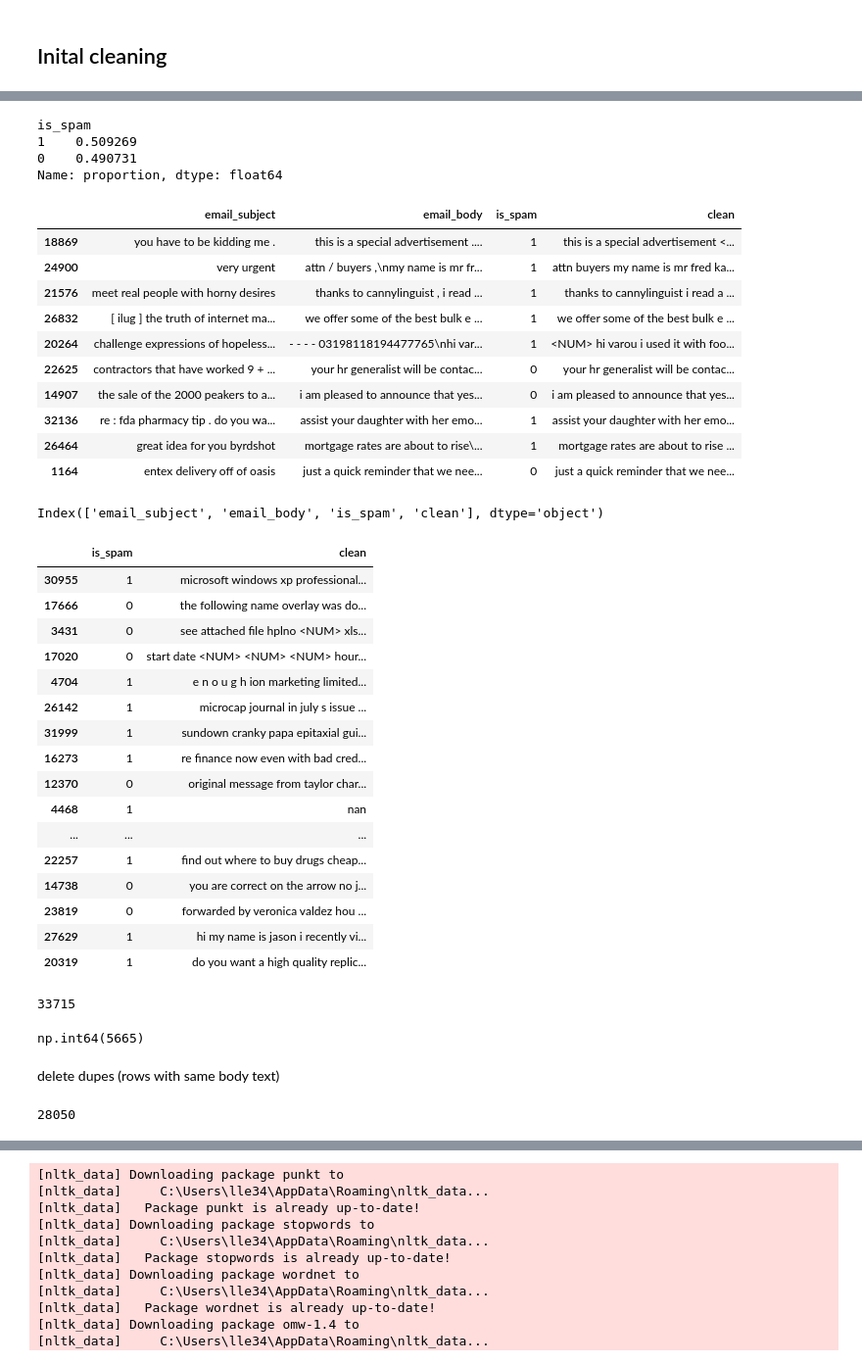
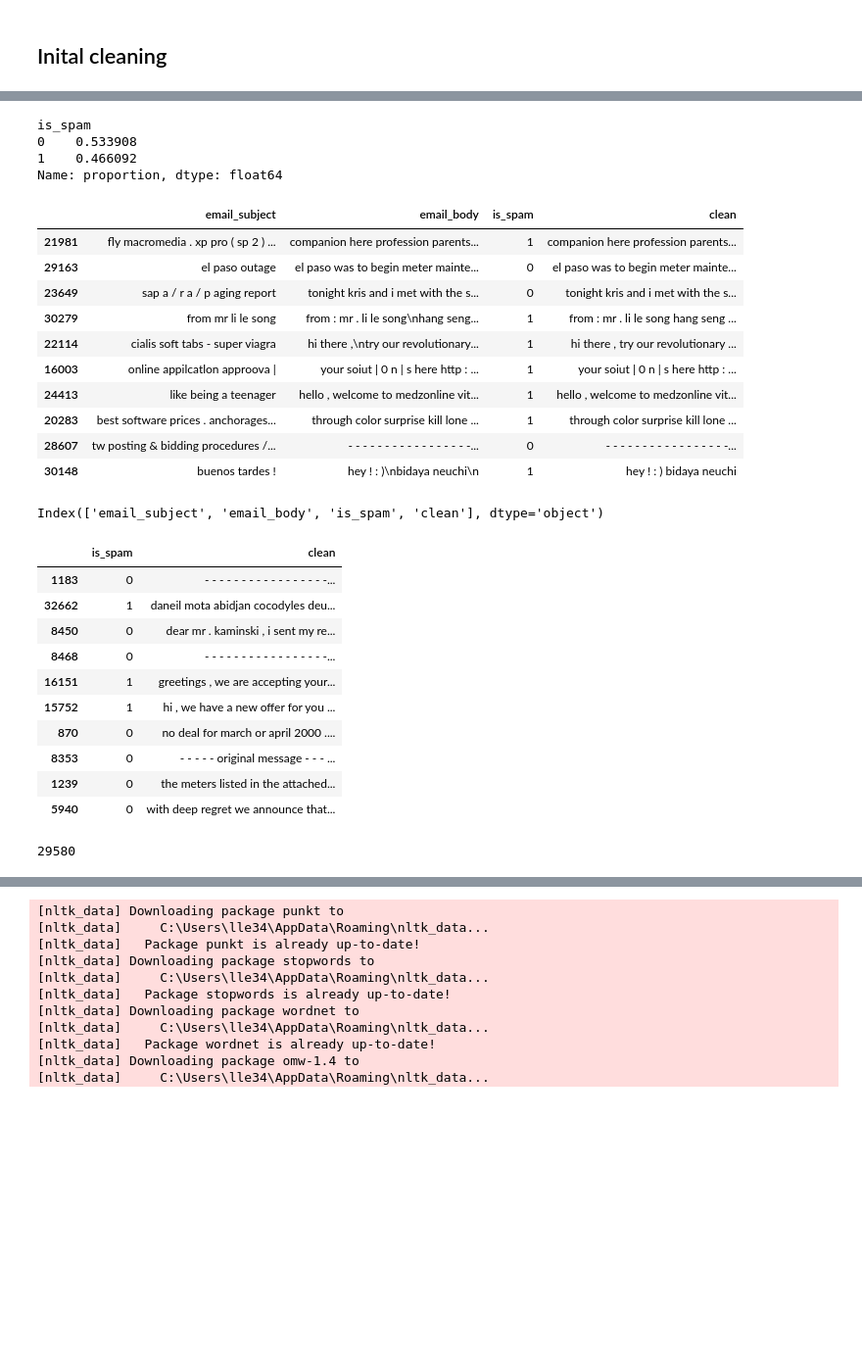
Before and after one commit to Hieuuum/phish-stx, a Jupyter notebook: notebooks/enron.ipynb, the cells around one changed output, grey strips where cells are left out. Shown at 98% size. Cells and saved outputs as stored; diff of their text form; code cells hidden in the pictures; blank space fills up the shorter version.

```diff
--- a/notebooks/enron.ipynb
+++ b/notebooks/enron.ipynb
@@ -43,3 +39,5 @@ email_subject    289
 email_body       371
 is_spam            0
 dtype: int64
+# %%
+df = df.drop_duplicates(subset=['email_body'])
@@ -45,0 +51,2 @@ dtype: int64
+# %%
+df = df.dropna()
@@ -131,23 +95,23 @@ phish_df.sample(20)
 df['is_spam'].value_counts(normalize=True)
 # %% [output]
 is_spam
-1    0.509269
-0    0.490731
+0    0.533908
+1    0.466092
 Name: proportion, dtype: float64
 # %%
 df.sample(10)
 # %% [output]
 |  | email_subject | email_body | is_spam | clean |
-| 18869 | you have to be kidding me . | this is a special advertisement .... | 1 | this is a special advertisement <... |
-| 24900 | very urgent | attn / buyers ,\nmy name is mr fr... | 1 | attn buyers my name is mr fred ka... |
-| 21576 | meet real people with horny desires | thanks to cannylinguist , i read ... | 1 | thanks to cannylinguist i read a ... |
-| 26832 | [ ilug ] the truth of internet ma... | we offer some of the best bulk e ... | 1 | we offer some of the best bulk e ... |
-| 20264 | challenge expressions of hopeless... | - - - - 03198118194477765\nhi var... | 1 | <NUM> hi varou i used it with foo... |
-| 22625 | contractors that have worked 9 + ... | your hr generalist will be contac... | 0 | your hr generalist will be contac... |
-| 14907 | the sale of the 2000 peakers to a... | i am pleased to announce that yes... | 0 | i am pleased to announce that yes... |
-| 32136 | re : fda pharmacy tip . do you wa... | assist your daughter with her emo... | 1 | assist your daughter with her emo... |
-| 26464 | great idea for you byrdshot | mortgage rates are about to rise\... | 1 | mortgage rates are about to rise ... |
-| 1164 | entex delivery off of oasis | just a quick reminder that we nee... | 0 | just a quick reminder that we nee... |
+| 21981 | fly macromedia . xp pro ( sp 2 ) ... | companion here profession parents... | 1 | companion here profession parents... |
+| 29163 | el paso outage | el paso was to begin meter mainte... | 0 | el paso was to begin meter mainte... |
+| 23649 | sap a / r a / p aging report | tonight kris and i met with the s... | 0 | tonight kris and i met with the s... |
+| 30279 | from mr li le song | from : mr . li le song\nhang seng... | 1 | from : mr . li le song hang seng ... |
+| 22114 | cialis soft tabs - super viagra | hi there ,\ntry our revolutionary... | 1 | hi there , try our revolutionary ... |
+| 16003 | online appilcatlon approova | | your soiut | 0 n | s here http : ... | 1 | your soiut | 0 n | s here http : ... |
+| 24413 | like being a teenager | hello , welcome to medzonline vit... | 1 | hello , welcome to medzonline vit... |
+| 20283 | best software prices . anchorages... | through color surprise kill lone ... | 1 | through color surprise kill lone ... |
+| 28607 | tw posting & bidding procedures /... | - - - - - - - - - - - - - - - - -... | 0 | - - - - - - - - - - - - - - - - -... |
+| 30148 | buenos tardes ! | hey ! : )\nbidaya neuchi\n | 1 | hey ! : ) bidaya neuchi |
 # %%
 df.columns
 # %% [output]
@@ -157,30 +121,20 @@ df = df.drop("email_body", axis=1)
 # %%
 df = df.drop("email_subject", axis=1)
 # %%
-df.sample(20)
+df.sample(10)
 # %% [output]
 |  | is_spam | clean |
-| 30955 | 1 | microsoft windows xp professional... |
-| 17666 | 0 | the following name overlay was do... |
-| 3431 | 0 | see attached file hplno <NUM> xls... |
-| 17020 | 0 | start date <NUM> <NUM> <NUM> hour... |
-| 4704 | 1 | e n o u g h ion marketing limited... |
-| 26142 | 1 | microcap journal in july s issue ... |
-| 31999 | 1 | sundown cranky papa epitaxial gui... |
-| 16273 | 1 | re finance now even with bad cred... |
-| 12370 | 0 | original message from taylor char... |
-| 4468 | 1 | nan |
-| ... | ... | ... |
-| 22257 | 1 | find out where to buy drugs cheap... |
-| 14738 | 0 | you are correct on the arrow no j... |
-| 23819 | 0 | forwarded by veronica valdez hou ... |
-| 27629 | 1 | hi my name is jason i recently vi... |
-| 20319 | 1 | do you want a high quality replic... |
+| 1183 | 0 | - - - - - - - - - - - - - - - - -... |
+| 32662 | 1 | daneil mota abidjan cocodyles deu... |
+| 8450 | 0 | dear mr . kaminski , i sent my re... |
+| 8468 | 0 | - - - - - - - - - - - - - - - - -... |
+| 16151 | 1 | greetings , we are accepting your... |
+| 15752 | 1 | hi , we have a new offer for you ... |
+| 870 | 0 | no deal for march or april 2000 .... |
+| 8353 | 0 | - - - - - original message - - - ... |
+| 1239 | 0 | the meters listed in the attached... |
+| 5940 | 0 | with deep regret we announce that... |
 # %%
 len(df)
 # %% [output]
-33715
+29580
-# %%
-df.duplicated(subset=['clean']).sum()
-# %% [output]
-np.int64(5665)
@@ -189,6 +140,0 @@ df = df.drop_duplicates(subset=['clean'])
-# %% [markdown]
-delete dupes (rows with same body text)
-# %%
-len(df)
-# %% [output]
-28050
```
Also changed, not shown: parts of 33 cells of this notebook, 2 other files.
